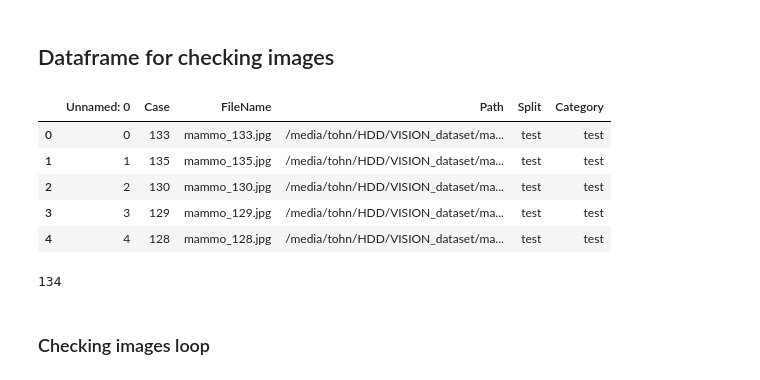
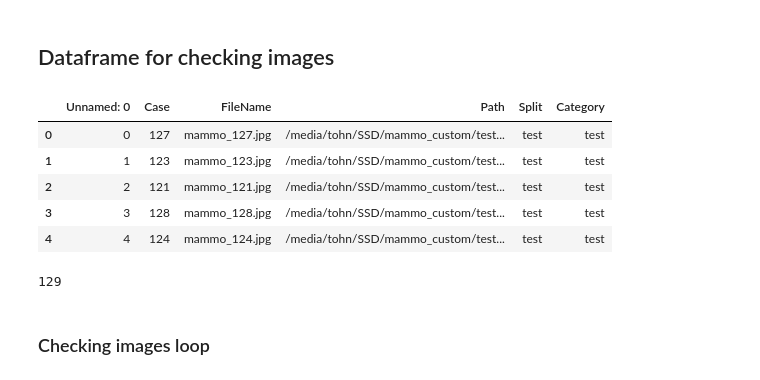
Before and after one commit to Peckkie/custom_labelling, a Jupyter notebook: DownloadMammo_Test_Tagged_Images.ipynb, the cells around one changed output. Saved outputs shown, nothing was run; the diff lists cells and outputs as text; code cells hidden in the pictures.

```diff
--- a/DownloadMammo_Test_Tagged_Images.ipynb
+++ b/DownloadMammo_Test_Tagged_Images.ipynb
@@ -45,19 +45,19 @@ len(data_json)
 # %% [markdown]
 ## Dataframe for checking images
 # %%
-df = pd.read_csv('/media/tohn/HDD/VISION_dataset/mammo/mammo.csv')
+df = pd.read_csv('/media/tohn/SSD/mammo_custom/mammo.csv')
 df.head(5)
 # %% [output]
 |  | Unnamed: 0 | Case | FileName | Path | Split | Category |
-| 0 | 0 | 133 | mammo_133.jpg | /media/tohn/HDD/VISION_dataset/ma... | test | test |
-| 1 | 1 | 135 | mammo_135.jpg | /media/tohn/HDD/VISION_dataset/ma... | test | test |
-| 2 | 2 | 130 | mammo_130.jpg | /media/tohn/HDD/VISION_dataset/ma... | test | test |
-| 3 | 3 | 129 | mammo_129.jpg | /media/tohn/HDD/VISION_dataset/ma... | test | test |
-| 4 | 4 | 128 | mammo_128.jpg | /media/tohn/HDD/VISION_dataset/ma... | test | test |
+| 0 | 0 | 127 | mammo_127.jpg | /media/tohn/SSD/mammo_custom/test... | test | test |
+| 1 | 1 | 123 | mammo_123.jpg | /media/tohn/SSD/mammo_custom/test... | test | test |
+| 2 | 2 | 121 | mammo_121.jpg | /media/tohn/SSD/mammo_custom/test... | test | test |
+| 3 | 3 | 128 | mammo_128.jpg | /media/tohn/SSD/mammo_custom/test... | test | test |
+| 4 | 4 | 124 | mammo_124.jpg | /media/tohn/SSD/mammo_custom/test... | test | test |
 # %%
 len(df)
 # %% [output]
-134
+129
 # %%
 thisdf=df
 # %% [markdown]
```
Also changed, not shown: parts of 4 cells of this notebook, 5 other files.
